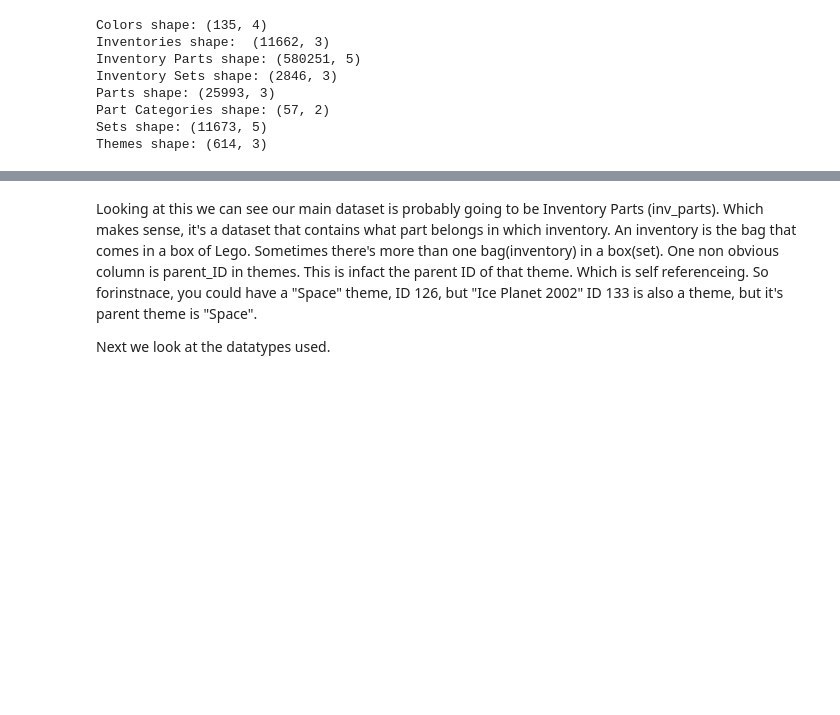
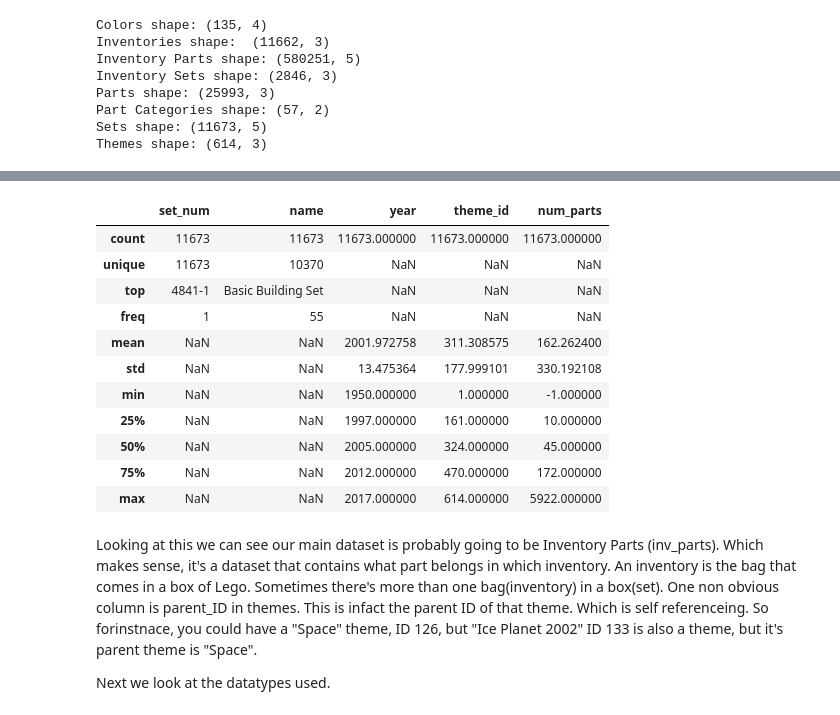
Before and after one commit to asharkman/UCDPA_paulmason, a Jupyter notebook: Lego1.ipynb, the cells around one changed output, grey strips where cells are left out. Saved outputs shown, nothing was run; the diff lists cells and outputs as text; code cells hidden in the pictures; blank space fills up the shorter version.

```diff
--- a/Lego1.ipynb
+++ b/Lego1.ipynb
@@ -110,3 +110,18 @@ colors.describe(include='all')
+# %%
+sets.describe(include='all')
+# %% [output]
+|  | set_num | name | year | theme_id | num_parts |
+| count | 11673 | 11673 | 11673.000000 | 11673.000000 | 11673.000000 |
+| unique | 11673 | 10370 | NaN | NaN | NaN |
+| top | 4841-1 | Basic Building Set | NaN | NaN | NaN |
+| freq | 1 | 55 | NaN | NaN | NaN |
+| mean | NaN | NaN | 2001.972758 | 311.308575 | 162.262400 |
+| std | NaN | NaN | 13.475364 | 177.999101 | 330.192108 |
+| min | NaN | NaN | 1950.000000 | 1.000000 | -1.000000 |
+| 25% | NaN | NaN | 1997.000000 | 161.000000 | 10.000000 |
+| 50% | NaN | NaN | 2005.000000 | 324.000000 | 45.000000 |
+| 75% | NaN | NaN | 2012.000000 | 470.000000 | 172.000000 |
+| max | NaN | NaN | 2017.000000 | 614.000000 | 5922.000000 |
 # %% [markdown]
 Looking at this we can see our main dataset is probably going to be Inventory Parts (inv_parts). Which makes sense, it's a dataset that contains what part belongs in which inventory.
 An inventory is the bag that comes in a box of Lego. Sometimes there's more than one bag(inventory) in a box(set).
```
Also changed, not shown: parts of 91 cells of this notebook.
